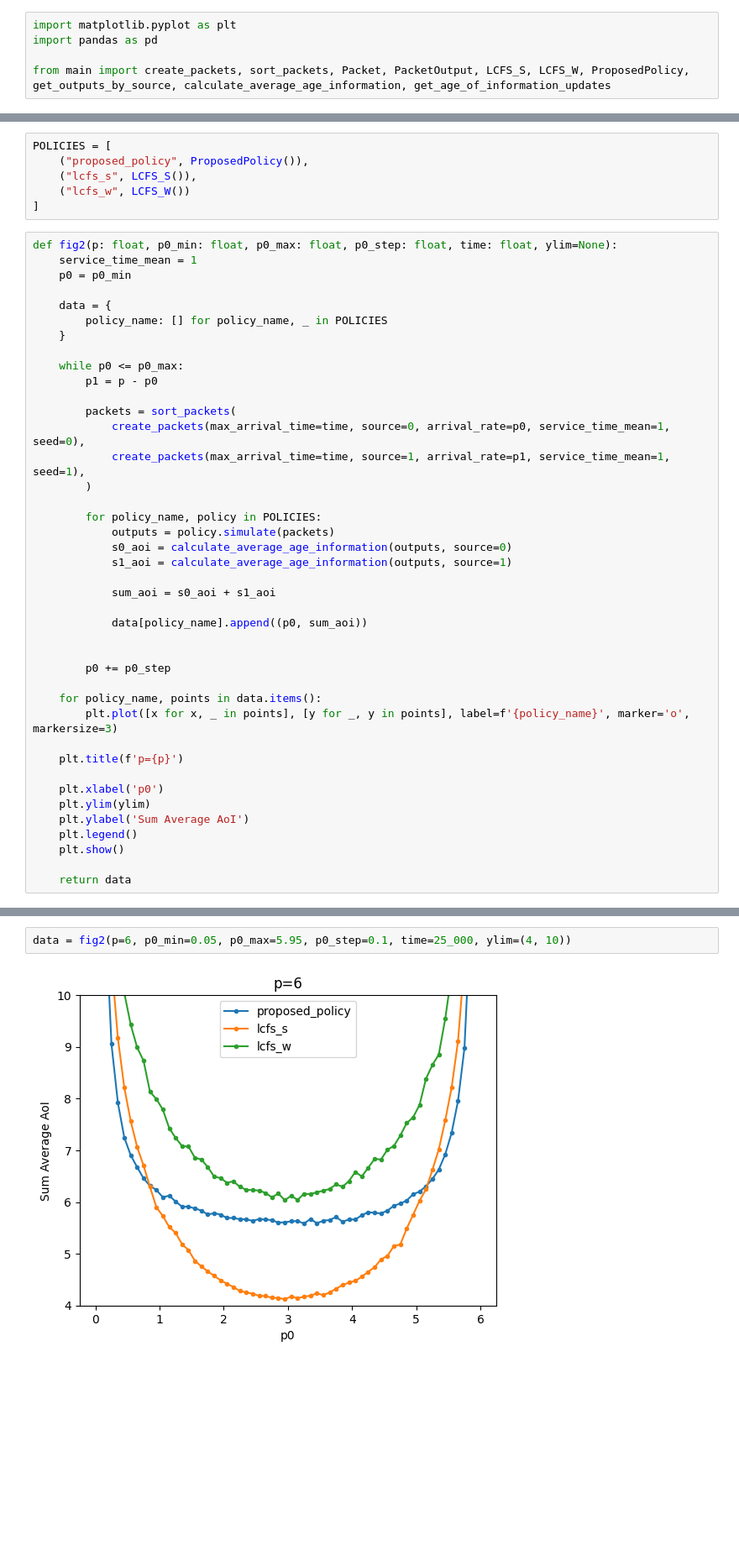
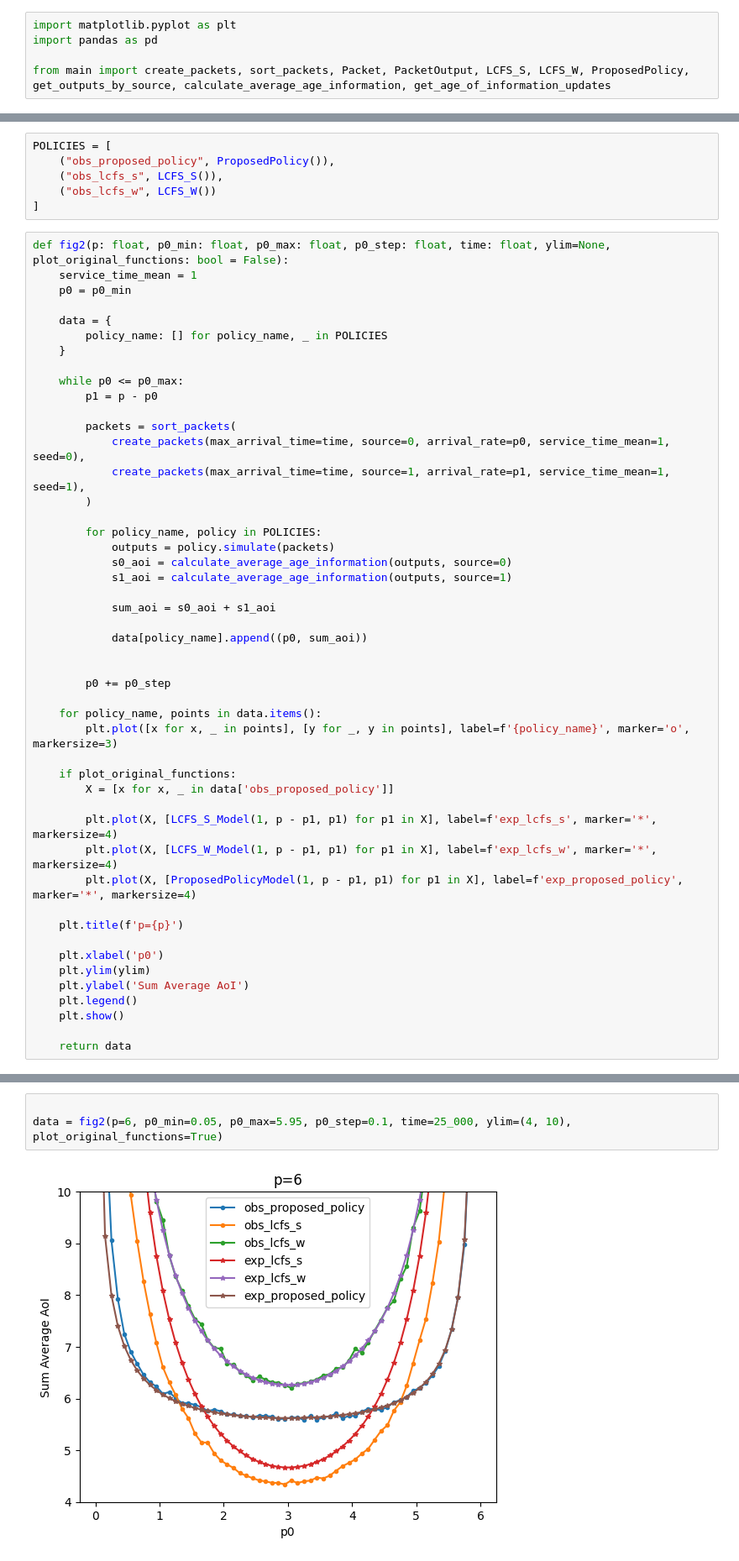
Before and after one commit to Amani-blip/Avg-Age-of-Info, a Jupyter notebook: main.ipynb, the cells around one changed output, grey strips where cells are left out. Shown at 84% size. Cells and saved outputs as stored; diff of their text form; blank space fills up the shorter version.

```diff
--- a/main.ipynb
+++ b/main.ipynb
@@ -6,11 +84,11 @@ from main import create_packets, sort_packets, Packet, PacketOutput, LCFS_S, LCF
 # %%
 POLICIES = [
-    ("proposed_policy", ProposedPolicy()),
-    ("lcfs_s", LCFS_S()),
-    ("lcfs_w", LCFS_W())
+    ("obs_proposed_policy", ProposedPolicy()),
+    ("obs_lcfs_s", LCFS_S()),
+    ("obs_lcfs_w", LCFS_W())
 ]
 # %%
-def fig2(p: float, p0_min: float, p0_max: float, p0_step: float, time: float, ylim=None):
+def fig2(p: float, p0_min: float, p0_max: float, p0_step: float, time: float, ylim=None, plot_original_functions: bool = False):
     service_time_mean = 1
     p0 = p0_min
 
@@ -41,6 +119,13 @@ def fig2(p: float, p0_min: float, p0_max: float, p0_step: float, time: float, yl
     for policy_name, points in data.items():
         plt.plot([x for x, _ in points], [y for _, y in points], label=f'{policy_name}', marker='o', markersize=3)
 
+    if plot_original_functions:
+        X = [x for x, _ in data['obs_proposed_policy']]
+
+        plt.plot(X, [LCFS_S_Model(1, p - p1, p1) for p1 in X], label=f'exp_lcfs_s', marker='*', markersize=4)
+        plt.plot(X, [LCFS_W_Model(1, p - p1, p1) for p1 in X], label=f'exp_lcfs_w', marker='*', markersize=4)
+        plt.plot(X, [ProposedPolicyModel(1, p - p1, p1) for p1 in X], label=f'exp_proposed_policy', marker='*', markersize=4)
+
     plt.title(f'p={p}')
 
     plt.xlabel('p0')
@@ -57,7 +146,8 @@ data = fig2(p=0.9, p0_min=0.02, p0_max=0.88, p0_step=0.01, time=25_000, ylim=(7,
 # %%
-data = fig2(p=6, p0_min=0.05, p0_max=5.95, p0_step=0.1, time=25_000, ylim=(4, 10))
+
+data = fig2(p=6, p0_min=0.05, p0_max=5.95, p0_step=0.1, time=25_000, ylim=(4, 10), plot_original_functions=True)
 # %% [output]
-[figure, old version]
+[figure, new version]
 # %%
 def plot_age_of_information(outputs: list[PacketOutput], sources: list[int], plot_average=False):
     colors = ['r', 'b']
```
Also changed, not shown: parts of 7 cells of this notebook, 1 other file.
